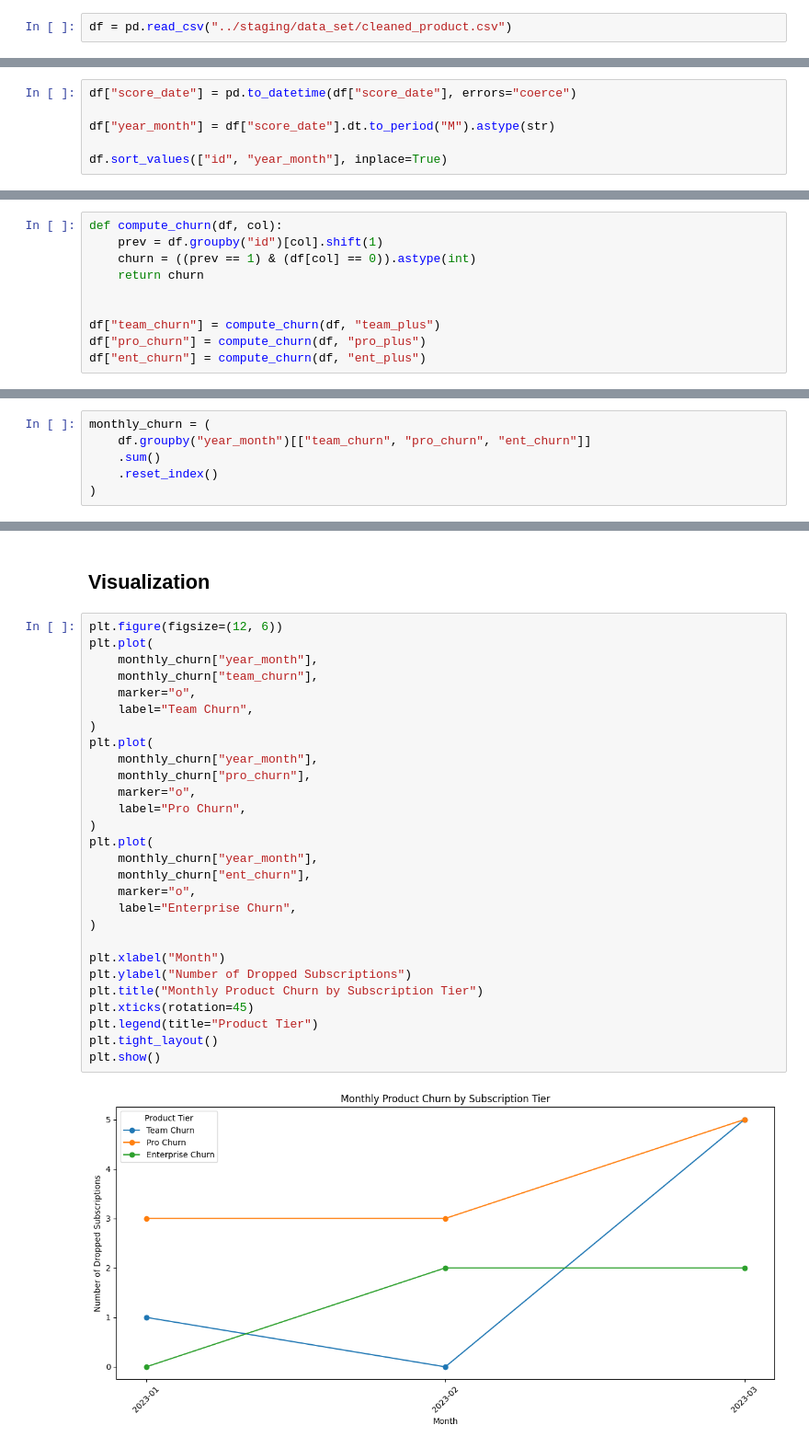
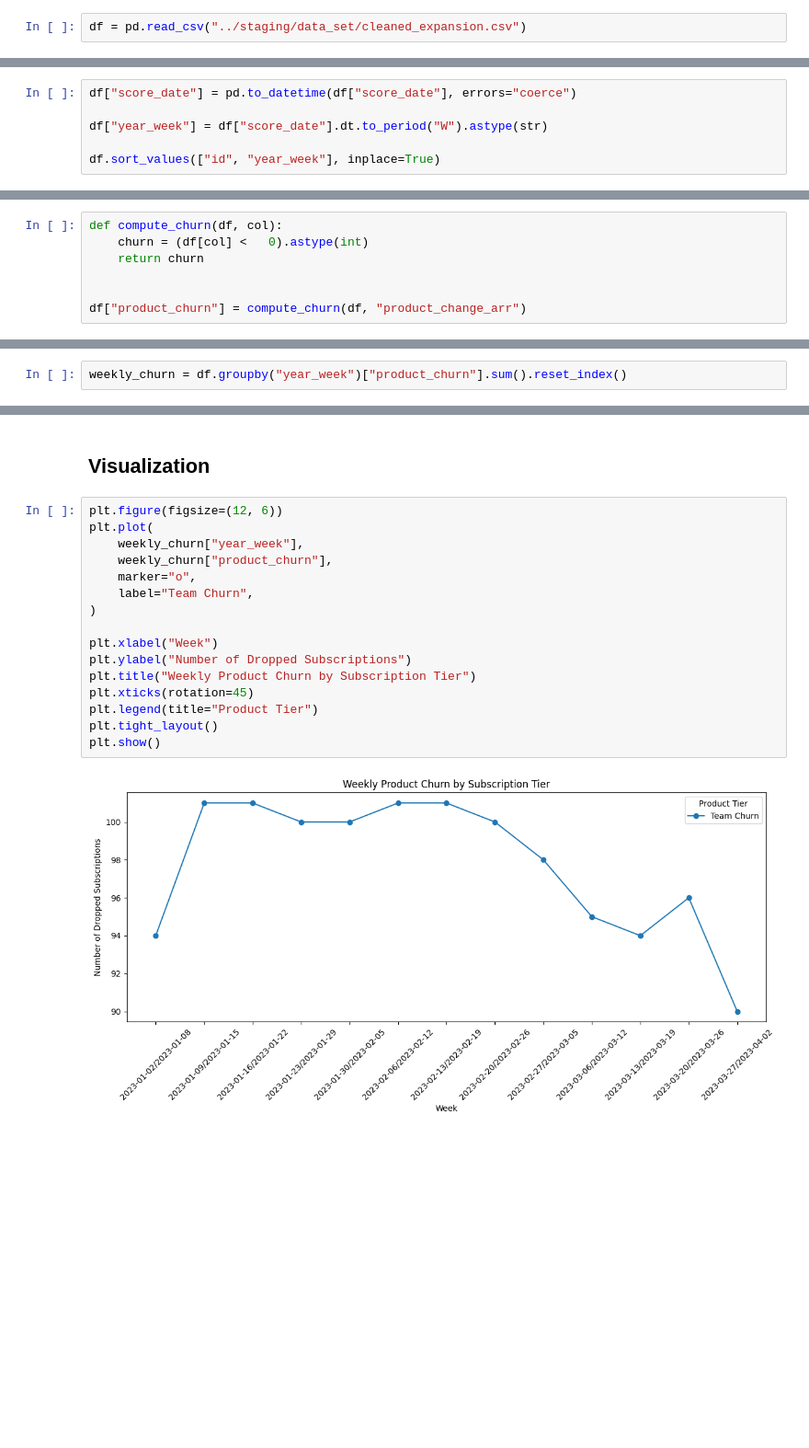
Before and after one commit to mandanavya/Data_Science_Project, a Jupyter notebook: hypothesis/product_churn.ipynb, the cells around one changed output, grey strips where cells are left out. Shown: that part at 92% size. Drawn from its saved outputs; the diff is of its cells as text; blank space fills up the shorter version.

Commit message:
update product_churn

```diff
--- a/hypothesis/product_churn.ipynb
+++ b/hypothesis/product_churn.ipynb
@@ -8,32 +8,25 @@ import matplotlib.pyplot as plt
 # %% [markdown]
 ## Importing the dataset
 # %%
-df = pd.read_csv("../staging/data_set/cleaned_product.csv")
+df = pd.read_csv("../staging/data_set/cleaned_expansion.csv")
 # %% [markdown]
 ## Prepare data
 # %%
 df["score_date"] = pd.to_datetime(df["score_date"], errors="coerce")
 
-df["year_month"] = df["score_date"].dt.to_period("M").astype(str)
+df["year_week"] = df["score_date"].dt.to_period("W").astype(str)
 
-df.sort_values(["id", "year_month"], inplace=True)
+df.sort_values(["id", "year_week"], inplace=True)
 # %% [markdown]
 ## Compute Churn for Each Product Subscription
 # %%
 def compute_churn(df, col):
-    prev = df.groupby("id")[col].shift(1)
-    churn = ((prev == 1) & (df[col] == 0)).astype(int)
+    churn = (df[col] <   0).astype(int)
     return churn
 
 
-df["team_churn"] = compute_churn(df, "team_plus")
-df["pro_churn"] = compute_churn(df, "pro_plus")
-df["ent_churn"] = compute_churn(df, "ent_plus")
+df["product_churn"] = compute_churn(df, "product_change_arr")
 # %% [markdown]
 ## Aggregate Monthly Product Churn
 # %%
-monthly_churn = (
-    df.groupby("year_month")[["team_churn", "pro_churn", "ent_churn"]]
-    .sum()
-    .reset_index()
-)
+weekly_churn = df.groupby("year_week")["product_churn"].sum().reset_index()
@@ -42,30 +37,18 @@ monthly_churn = (
 # %%
 plt.figure(figsize=(12, 6))
 plt.plot(
-    monthly_churn["year_month"],
-    monthly_churn["team_churn"],
+    weekly_churn["year_week"],
+    weekly_churn["product_churn"],
     marker="o",
     label="Team Churn",
 )
-plt.plot(
-    monthly_churn["year_month"],
-    monthly_churn["pro_churn"],
-    marker="o",
-    label="Pro Churn",
-)
-plt.plot(
-    monthly_churn["year_month"],
-    monthly_churn["ent_churn"],
-    marker="o",
-    label="Enterprise Churn",
-)
 
-plt.xlabel("Month")
+plt.xlabel("Week")
 plt.ylabel("Number of Dropped Subscriptions")
-plt.title("Monthly Product Churn by Subscription Tier")
+plt.title("Weekly Product Churn by Subscription Tier")
 plt.xticks(rotation=45)
 plt.legend(title="Product Tier")
 plt.tight_layout()
 plt.show()
 # %% [output]
-[figure, old version]
+[figure, new version]
```
Also changed, not shown: parts of 1 cell of this notebook, 2 other files.
